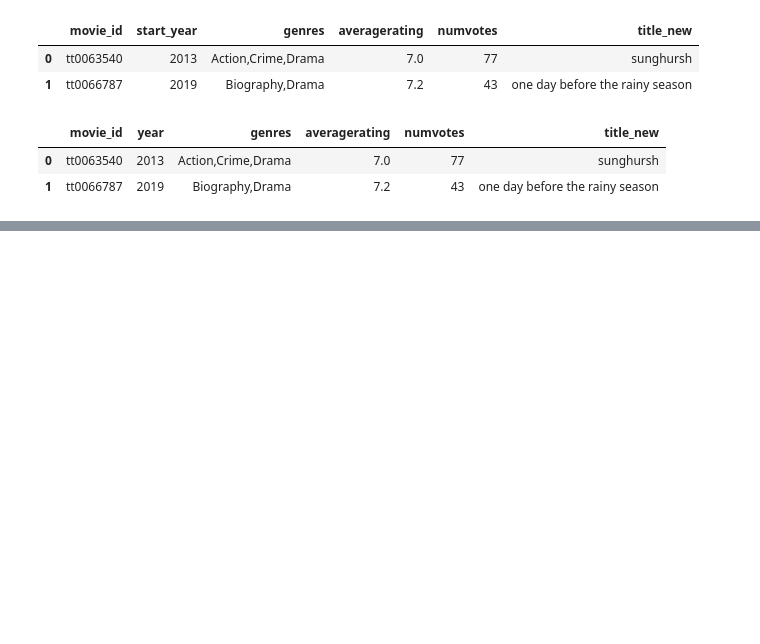
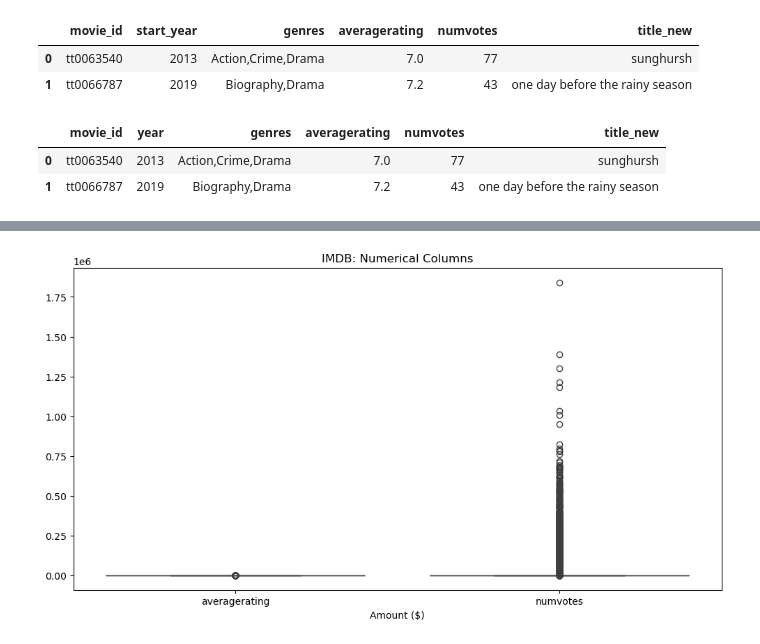
Before and after one commit to JuneHenia/Phase-2-Movie-Project, a Jupyter notebook: notebook/Movie Analysis Project.ipynb, the cells around one changed output, grey strips where cells are left out. Cells and saved outputs as stored; diff of their text form; code cells hidden in the pictures; blank space fills up the shorter version.

```diff
--- a/notebook/Movie Analysis Project.ipynb
+++ b/notebook/Movie Analysis Project.ipynb
@@ -546,0 +605,8 @@ imdb.head(2)
+# %%
+plt.figure(figsize = (12, 6))
+sns.boxplot(data = imdb[['averagerating', 'numvotes']])
+plt.title("IMDB: Numerical Columns")
+plt.xlabel("Amount ($)")
+plt.show()
+# %% [output]
+[figure, added]
```
Also changed, not shown: parts of 9 cells of this notebook, 3 other files.
